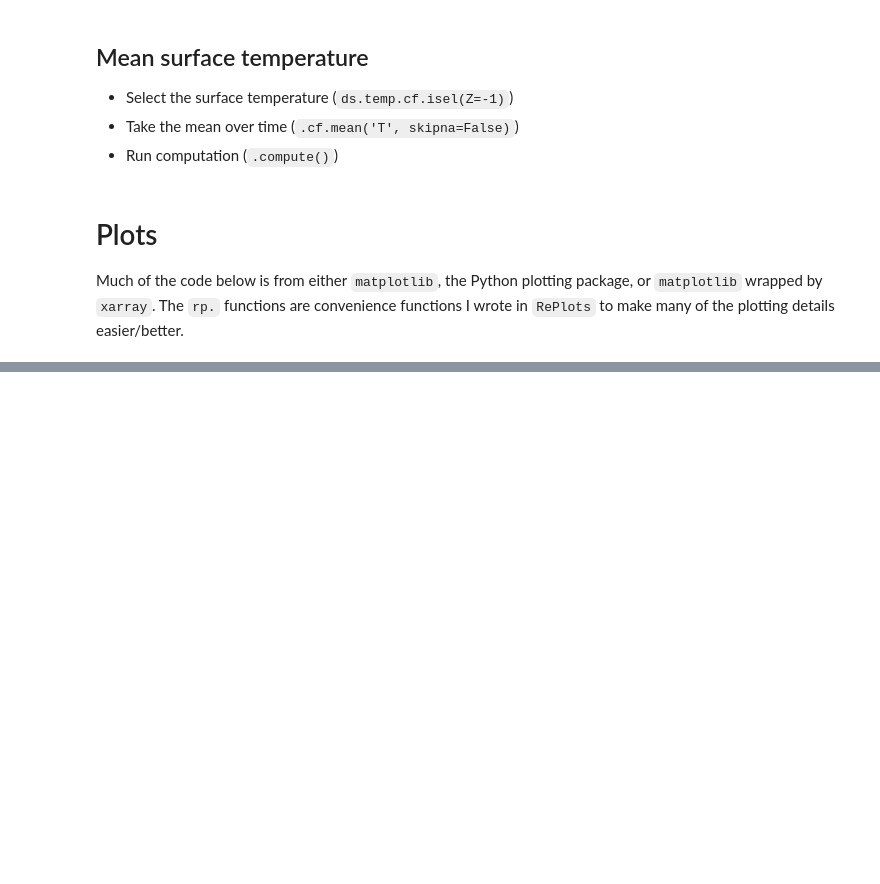
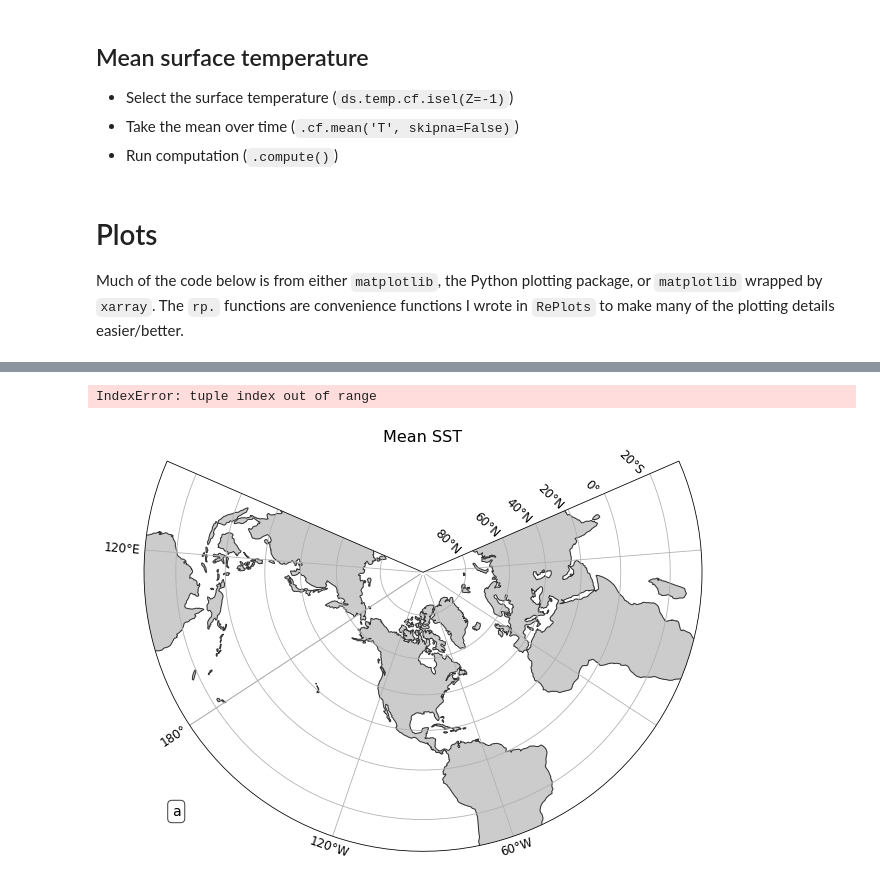
Before and after one commit to abishekg7/RePlots, a Jupyter notebook: examples/workflow2.ipynb, the cells around one changed output, grey strips where cells are left out. Saved outputs shown, nothing was run; the diff lists cells and outputs as text; code cells hidden in the pictures; blank space fills up the shorter version.

```diff
--- a/examples/workflow2.ipynb
+++ b/examples/workflow2.ipynb
@@ -208,0 +388,56 @@ rp.cbar(im, ax=[ax7,ax8], label='$' + EKE.units +'$', shrink=0.8, labelsize='lar
+# %%
+grid = ds.xroms.grid
+lon0 = -86
+varin = ds.temp
+
+
+fig = plt.figure(figsize=(10,10))grid = ds.xroms.grid
+lon0 = -86
+varin = ds.temp
+
+
+fig = plt.figure(figsize=(15,13))
+# we will have 3 rows of plots and 3 columns of plots
+nrows, ncols = 1, 1
+
+titlesize = 16
+ticksize = 12
+
+
+## Mean SSTs ##
+# set up subplot in location 1 (top left) with a projection since it is a map
+ax1 = plt.subplot(nrows, ncols, 1, projection=proj)
+# call the setup_map convenience function to get the basics into the map
+# this returns a dictionary of items to input to your subsequent plotting calls
+pargs, oargs = setup_map(ax=ax1,proj=proj, title='Mean SST', titlesize=titlesize,
+                            ticklabelsize=ticksize, subargs={'label': 'a', 'loc': 'bottom left'})
+
+aa=xroms.isoslice(varin, lon0, iso_array=varin.cf['longitude'], axis='X').mean('ocean_time')
+# we will have 3 rows of plots and 3 columns of plots
+nrows, ncols = 1, 1
+
+titlesize = 16
+ticksize = 12
+
+
+## Mean SSTs ##
+# set up subplot in location 1 (top left) with a projection since it is a map
+ax1 = plt.subplot(nrows, ncols, 1, projection=proj)
+# call the setup_map convenience function to get the basics into the map
+# this returns a dictionary of items to input to your subsequent plotting calls
+pargs, oargs = setup_map(ax=ax1,proj=proj, title='Mean SST', titlesize=titlesize,
+                            ticklabelsize=ticksize, subargs={'label': 'a', 'loc': 'bottom left'})
+
+aa=xroms.isoslice(varin, lon0, iso_array=varin.cf['longitude'], axis='X').mean('ocean_time')
+
+#aa.cf.plot.pcolormesh()
+aa.cmo.cfpcolormesh(**pargs)
+# also plot contour lines on top. This is matplotlib wrapped by xarray with cf-xarray.
+#cs = SST.cf.plot.contour(**pargs, colors='k', linewidths=1)
+
+
+
+#aa.plot()
+# %% [output]
+IndexError: tuple index out of range
+[figure, added]
```
Also changed, not shown: parts of 26 cells of this notebook, 4 other files.
